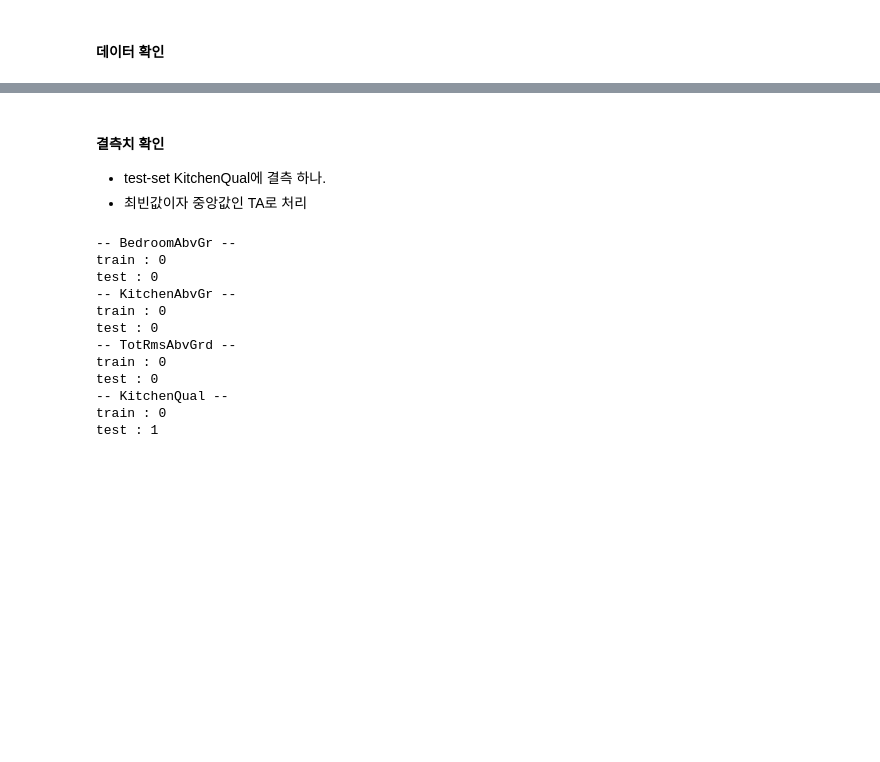
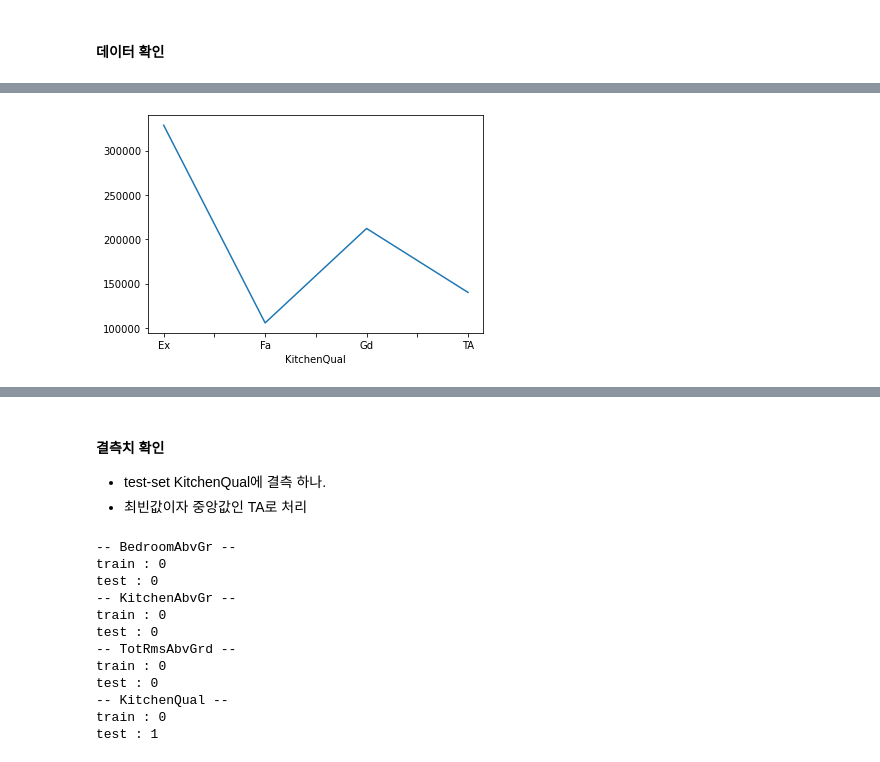
Before and after one commit to dongyoung0/Kaggle, a Jupyter notebook: house_price/seosztt/preprocessing.ipynb, the cells around one changed output, grey strips where cells are left out. Cells and saved outputs as stored; diff of their text form; code cells hidden in the pictures; blank space fills up the shorter version.

```diff
--- a/house_price/seosztt/preprocessing.ipynb
+++ b/house_price/seosztt/preprocessing.ipynb
@@ -2134,0 +2170,4 @@ Name: KitchenQual, dtype: int64
+# %%
+price_plot('KitchenQual')
+# %% [output]
+[figure, added]
```
Also changed, not shown: parts of 71 cells of this notebook, 1 other file.
